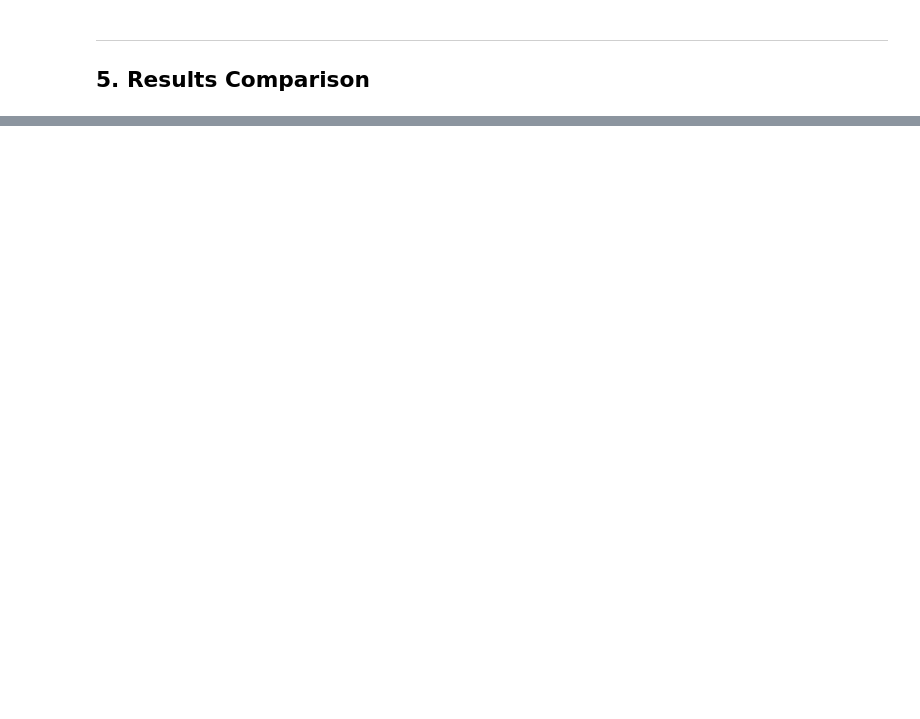
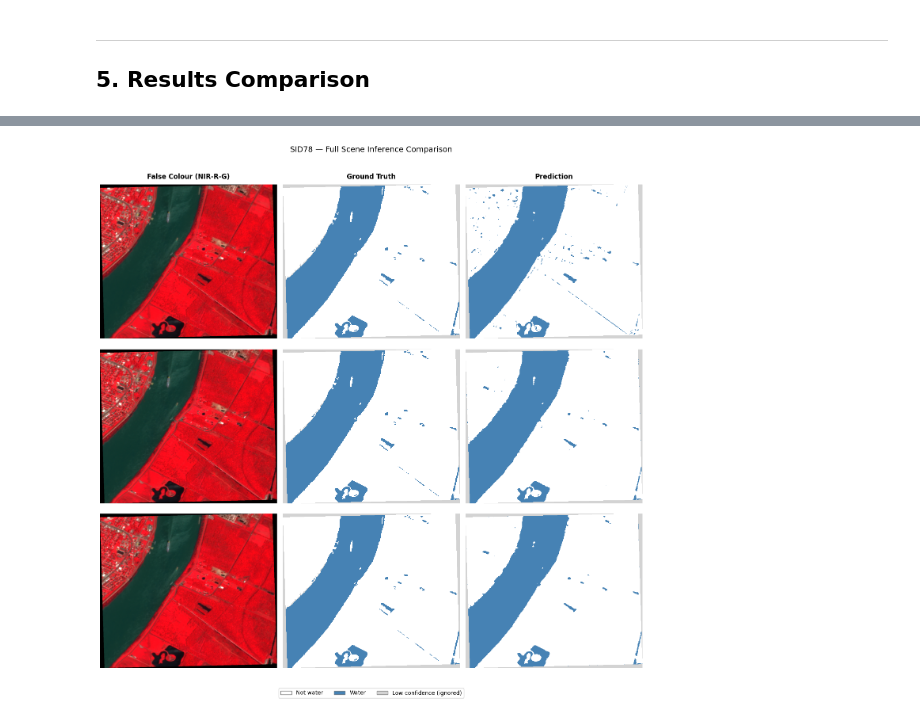
Before and after one commit to mdgaines/learn-unet, a Jupyter notebook: notebooks/04_unet_water_bodies_colab_experiments.ipynb, the cells around one changed output, grey strips where cells are left out. Saved outputs shown, nothing was run; the diff lists cells and outputs as text; code cells hidden in the pictures; blank space fills up the shorter version.

```diff
--- a/notebooks/04_unet_water_bodies_colab_experiments.ipynb
+++ b/notebooks/04_unet_water_bodies_colab_experiments.ipynb
@@ -153,8 +164,10 @@ def find_scene_index(pairs, scene_id):
 # ── Load paired files ─────────────────────────────────────────────────────────
 print("Loading paired files...")
 mukherjee_pairs = list_paired_files(IMAGE_DIR,       MASK_DIR,       "mukherjee")
-local_pairs     = list_paired_files(LOCAL_IMAGE_DIR, LOCAL_MASK_DIR, "local")
-pairs           = mukherjee_pairs + local_pairs
+# Only add local pairs when ready — keeps scene split identical to baseline
+# local_pairs     = list_paired_files(LOCAL_IMAGE_DIR, LOCAL_MASK_DIR, "local")
+# pairs           = mukherjee_pairs + local_pairs
+pairs = mukherjee_pairs
 print(f"Total: {len(pairs)} scenes")
 
 # ── Chip index ────────────────────────────────────────────────────────────────
@@ -740,0 +854,8 @@ plt.show()
+# %%
+def get_chip_offsets(total, chip_size):
+    """Return start offsets covering the full extent, including a partial final chip."""
+    offsets = list(range(0, total - chip_size + 1, chip_size))
+    # Add final chip anchored to the end if not already covered
+    if not offsets or offsets[-1] + chip_size < total:
+        offsets.append(total - chip_size)
+    return offsets
@@ -740,0 +951,37 @@ plt.show()
+# %%
+mask_cmap = mcolors.ListedColormap(["white", "steelblue", "lightgrey"])
+
+fig, axes = plt.subplots(3, 3, figsize=(14, 14))
+
+col_titles = ["False Colour (NIR-R-G)", "Ground Truth", "Prediction"]
+for ax, title in zip(axes[0], col_titles):
+    ax.set_title(title, fontsize=12, fontweight="bold", pad=10)
+
+for row_i, (exp_label, pred) in enumerate(predictions):
+    axes[row_i, 0].imshow(fc)
+    axes[row_i, 0].set_ylabel(exp_label, fontsize=9, labelpad=8)
+    axes[row_i, 0].axis("off")
+
+    axes[row_i, 1].imshow(gt_display, cmap=mask_cmap, vmin=0, vmax=2,
+                          interpolation="nearest")
+    axes[row_i, 1].axis("off")
+
+    pred_display = np.where(pred == 255, 2, pred)
+    axes[row_i, 2].imshow(pred_display, cmap=mask_cmap, vmin=0, vmax=2,
+                          interpolation="nearest")
+    axes[row_i, 2].axis("off")
+
+legend_elements = [
+    Patch(facecolor="white",     edgecolor="grey", label="Not water"),
+    Patch(facecolor="steelblue", edgecolor="grey", label="Water"),
+    Patch(facecolor="lightgrey", edgecolor="grey", label="Low confidence (ignored)"),
+]
+fig.legend(handles=legend_elements, loc="lower center", ncol=3,
+           fontsize=10, framealpha=0.9, bbox_to_anchor=(0.5, 0.01))
+
+plt.suptitle("SID78 — Full Scene Inference Comparison", fontsize=14, y=1.01)
+plt.tight_layout(rect=[0, 0.04, 1, 1])
+plt.savefig(EXPERIMENTS_DIR / "SID78_comparison.png", dpi=150, bbox_inches="tight")
+plt.show()
+# %% [output]
+[figure, added]
```
Also changed, not shown: parts of 20 cells of this notebook, 3 other files.
